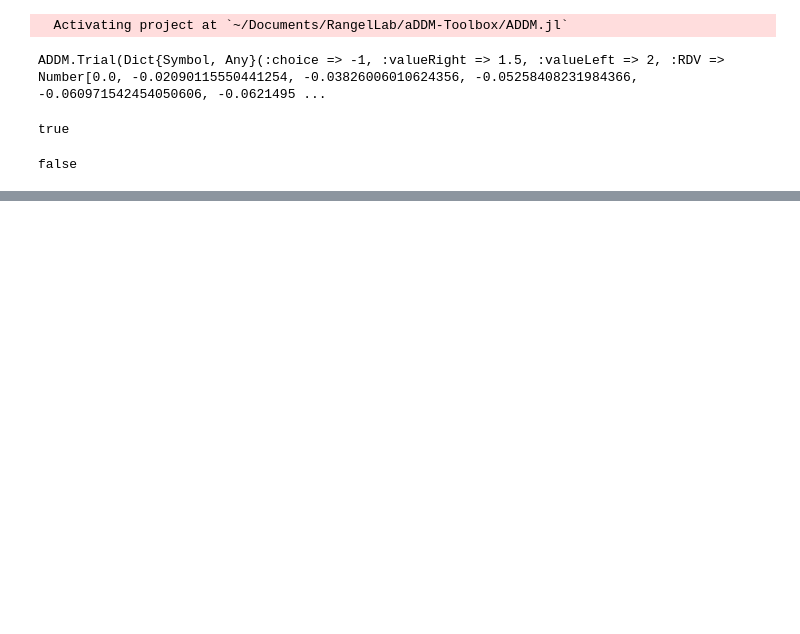
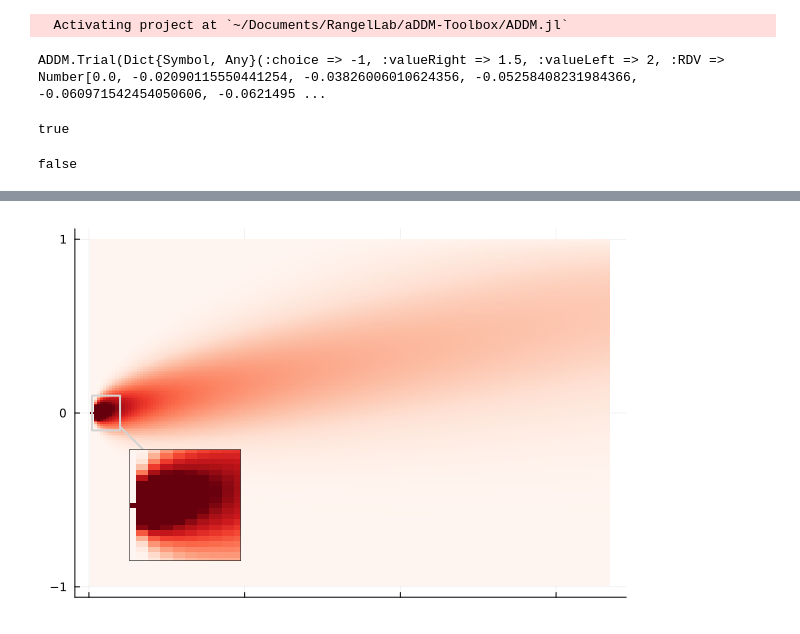
Before and after one commit to zenkavi/ADDM.jl, a Jupyter notebook: docs/src/tutorials/02_likelihood_computation_figures.ipynb, the cells around one changed output, grey strips where cells are left out. Saved outputs shown, nothing was run; the diff lists cells and outputs as text; code cells hidden in the pictures; blank space fills up the shorter version.

```diff
--- a/docs/src/tutorials/02_likelihood_computation_figures.ipynb
+++ b/docs/src/tutorials/02_likelihood_computation_figures.ipynb
@@ -399,0 +583,9 @@ savefig("plot_2_7.png");
+# %%
+prStateLims = (0, 0.05);
+state_space_plot(prStates_cm, 10, 0.01, prStateLims)
+lens!([10, 100], [-.1, .1];
+       inset=(1, bbox(0.1, 0.6, 0.2, 0.3)),
+       subplot=2, ticks=false, framestyle=:box,
+       lw=2, legend = false, clims = prStateLims)
+# %% [output]
+[figure, added]
```
Also changed, not shown: parts of 27 cells of this notebook, 1 other file.
